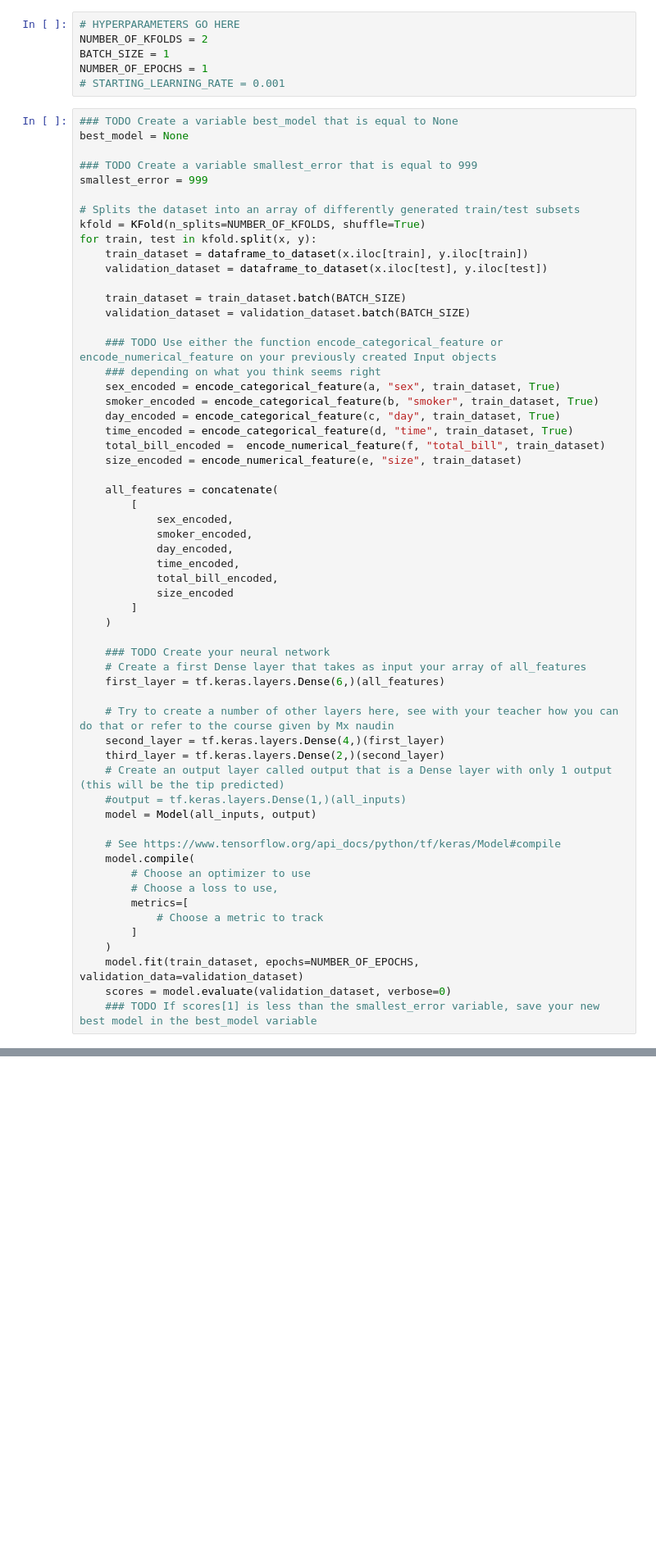
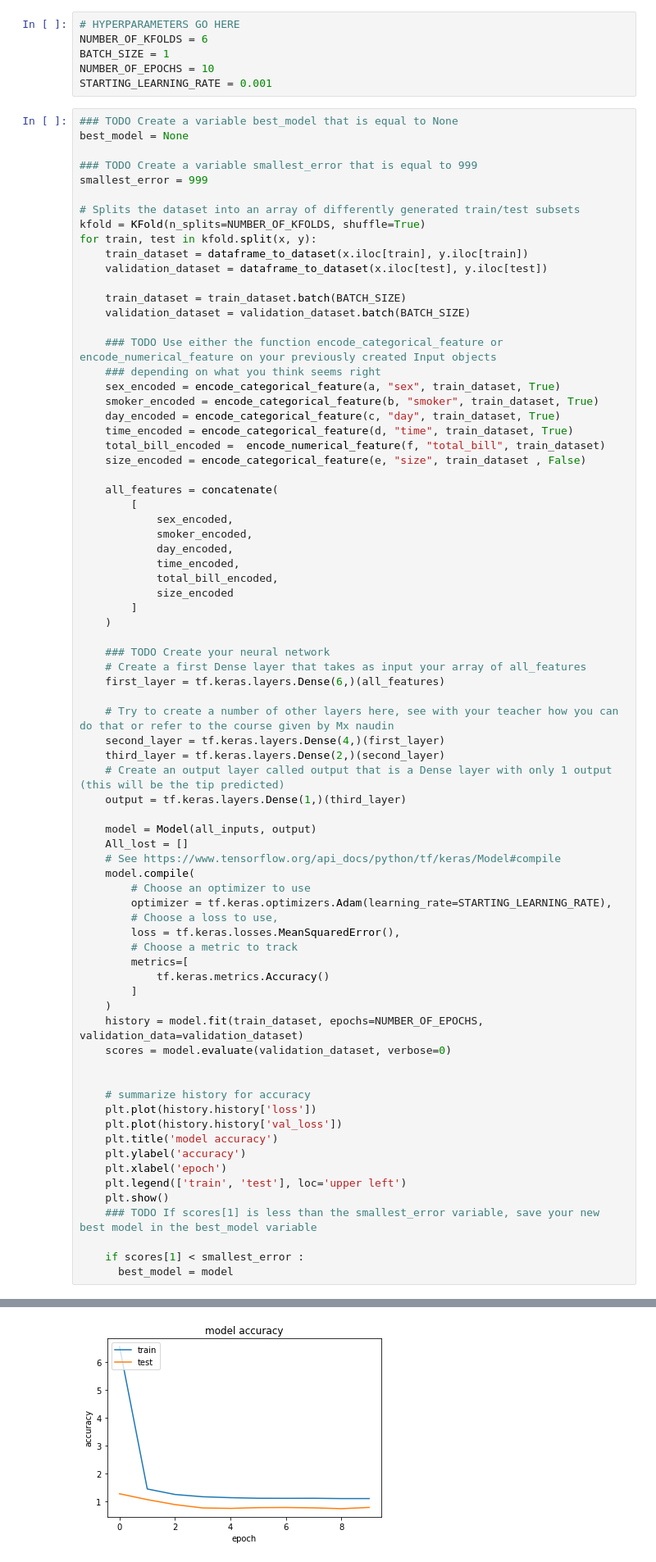
Before and after one commit to WarenWega/4A_ESIREM, a Jupyter notebook: Copie_de_Template_TP_Keras.ipynb, the cells around one changed output, grey strips where cells are left out. Shown at 82% size. Drawn from its saved outputs; the diff is of its cells as text; blank space fills up the shorter version.

```diff
--- a/Copie_de_Template_TP_Keras.ipynb
+++ b/Copie_de_Template_TP_Keras.ipynb
@@ -101,10 +102,10 @@ f = Input(shape=(1,),name=("total_bill"),dtype=(tf.float32))
 all_inputs = [a,b,c,d,e,f]
 # %%
 # HYPERPARAMETERS GO HERE
-NUMBER_OF_KFOLDS = 2
+NUMBER_OF_KFOLDS = 6
 BATCH_SIZE = 1
-NUMBER_OF_EPOCHS = 1
-# STARTING_LEARNING_RATE = 0.001
+NUMBER_OF_EPOCHS = 10
+STARTING_LEARNING_RATE = 0.001
 # %%
 ### TODO Create a variable best_model that is equal to None
 best_model = None
@@ -128,7 +129,7 @@ for train, test in kfold.split(x, y):
     day_encoded = encode_categorical_feature(c, "day", train_dataset, True)
     time_encoded = encode_categorical_feature(d, "time", train_dataset, True)
     total_bill_encoded =  encode_numerical_feature(f, "total_bill", train_dataset)
-    size_encoded = encode_numerical_feature(e, "size", train_dataset)
+    size_encoded = encode_categorical_feature(e, "size", train_dataset , False)
 
     all_features = concatenate(
         [
@@ -149,18 +150,35 @@ for train, test in kfold.split(x, y):
     second_layer = tf.keras.layers.Dense(4,)(first_layer)
     third_layer = tf.keras.layers.Dense(2,)(second_layer)
     # Create an output layer called output that is a Dense layer with only 1 output (this will be the tip predicted)
-    #output = tf.keras.layers.Dense(1,)(all_inputs)
+    output = tf.keras.layers.Dense(1,)(third_layer)
+
     model = Model(all_inputs, output)
-
+    All_lost = []
     # See https://www.tensorflow.org/api_docs/python/tf/keras/Model#compile
     model.compile(
         # Choose an optimizer to use
+        optimizer = tf.keras.optimizers.Adam(learning_rate=STARTING_LEARNING_RATE),
         # Choose a loss to use,
+        loss = tf.keras.losses.MeanSquaredError(),
+        # Choose a metric to track
         metrics=[
-            # Choose a metric to track
+            tf.keras.metrics.Accuracy()
         ]
     )
-    model.fit(train_dataset, epochs=NUMBER_OF_EPOCHS, validation_data=validation_dataset)
+    history = model.fit(train_dataset, epochs=NUMBER_OF_EPOCHS, validation_data=validation_dataset)
     scores = model.evaluate(validation_dataset, verbose=0)
+
+
+    # summarize history for accuracy
+    plt.plot(history.history['loss'])
+    plt.plot(history.history['val_loss'])
+    plt.title('model accuracy')
+    plt.ylabel('accuracy')
+    plt.xlabel('epoch')
+    plt.legend(['train', 'test'], loc='upper left')
+    plt.show()
     ### TODO If scores[1] is less than the smallest_error variable, save your new best model in the best_model variable
+
+    if scores[1] < smallest_error :
+      best_model = model
 # %% [output]
@@ -167,0 +205 @@ ValueError: ignored
+[figure, added]
```
Also changed, not shown: parts of 3 cells of this notebook.
